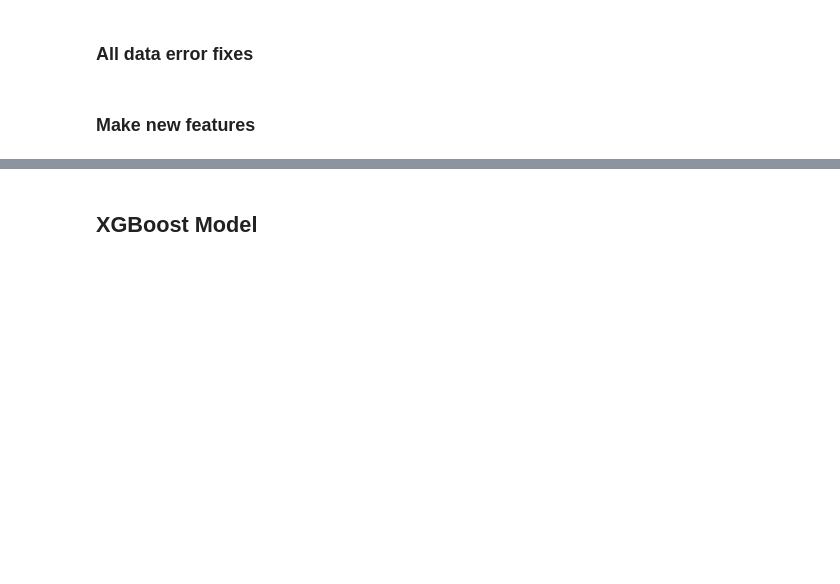
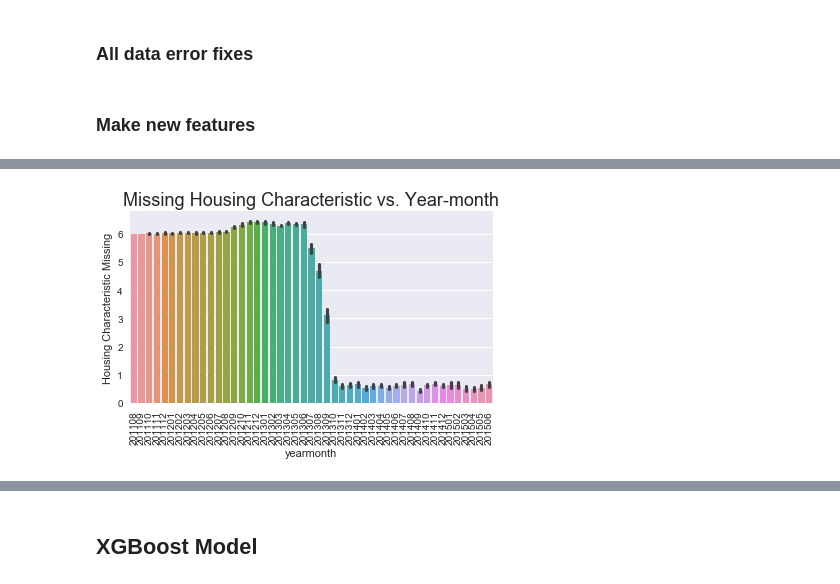
Before and after one commit to hjenq/kaggle, a Jupyter notebook: sberbankhousing/Sberbank data cleaning and modeling.ipynb, the cells around one changed output, grey strips where cells are left out. Drawn from its saved outputs; the diff is of its cells as text; code cells hidden in the pictures; blank space fills up the shorter version.

```diff
--- a/sberbankhousing/Sberbank data cleaning and modeling.ipynb
+++ b/sberbankhousing/Sberbank data cleaning and modeling.ipynb
@@ -215,6 +230,3 @@ all_df['yearsale']=pd.DatetimeIndex(all_df['timestamp']).year
 all_df['monthsale']=pd.DatetimeIndex(all_df['timestamp']).month
 all_df['dayofweeksale']=pd.DatetimeIndex(all_df['timestamp']).weekday
 all_df['dateofsale']=pd.DatetimeIndex(all_df['timestamp']).day
-# %%
-#add houseage
-all_df['houseage']=2020-all_df['build_year']
@@ -298,0 +233,15 @@ RFmodel.oob_score_
+# %%
+#add houseage
+all_df['houseage']=2017-all_df['build_year']
+
+def add_count(df, group_col):
+    grouped_df = df.groupby(group_col)["id"].aggregate("count").reset_index()
+    grouped_df.columns = [group_col, "count_"+group_col]
+    df = pd.merge(df, grouped_df, on=group_col, how="left")
+    return df
+
+#properties sold in the month
+all_df['yearmonth']=100*all_df['yearsale']+all_df['monthsale']
+
+all_df['numdays']=365*(all_df['yearsale']-2011)+all_df['monthsale']*30+all_df['dateofsale']
+all_df = add_count(all_df, "yearmonth")
@@ -298,0 +295,18 @@ RFmodel.oob_score_
+# %%
+#split all data back into test/training
+
+train_x = all_x[:num_train]
+test_x = all_x[num_train:]
+
+plot_x=all_df[:num_train]
+
+#Choose 80% training 20% validation set with these indices
+indices = np.random.permutation(train_x.shape[0])
+valind = indices[:round(.2*train_x.shape[0])]
+trainind = indices[round(.2*train_x.shape[0]):]
+
+#split the training/validation x/
+val_x = train_x[valind]
+trainmod_x = train_x[trainind]
+val_y = train_logprice[valind]
+trainmod_y = train_logprice[trainind]
@@ -298,0 +416,10 @@ RFmodel.oob_score_
+# %%
+g=plt.figure()
+sns.barplot(plot_x['yearmonth'], train_df.iloc[:,:13].isnull().sum(axis=1))
+plt.title('Missing Housing Characteristic vs. Year-month',size=18)
+plt.ylabel('Housing Characteristic Missing')
+plt.xticks(rotation='vertical')
+plt.tight_layout()
+plt.savefig('timevsmissinghousingchar.png',dpi=300)
+# %% [output]
+[figure, added]
```
Also changed, not shown: parts of 102 cells of this notebook, 1 other file.
